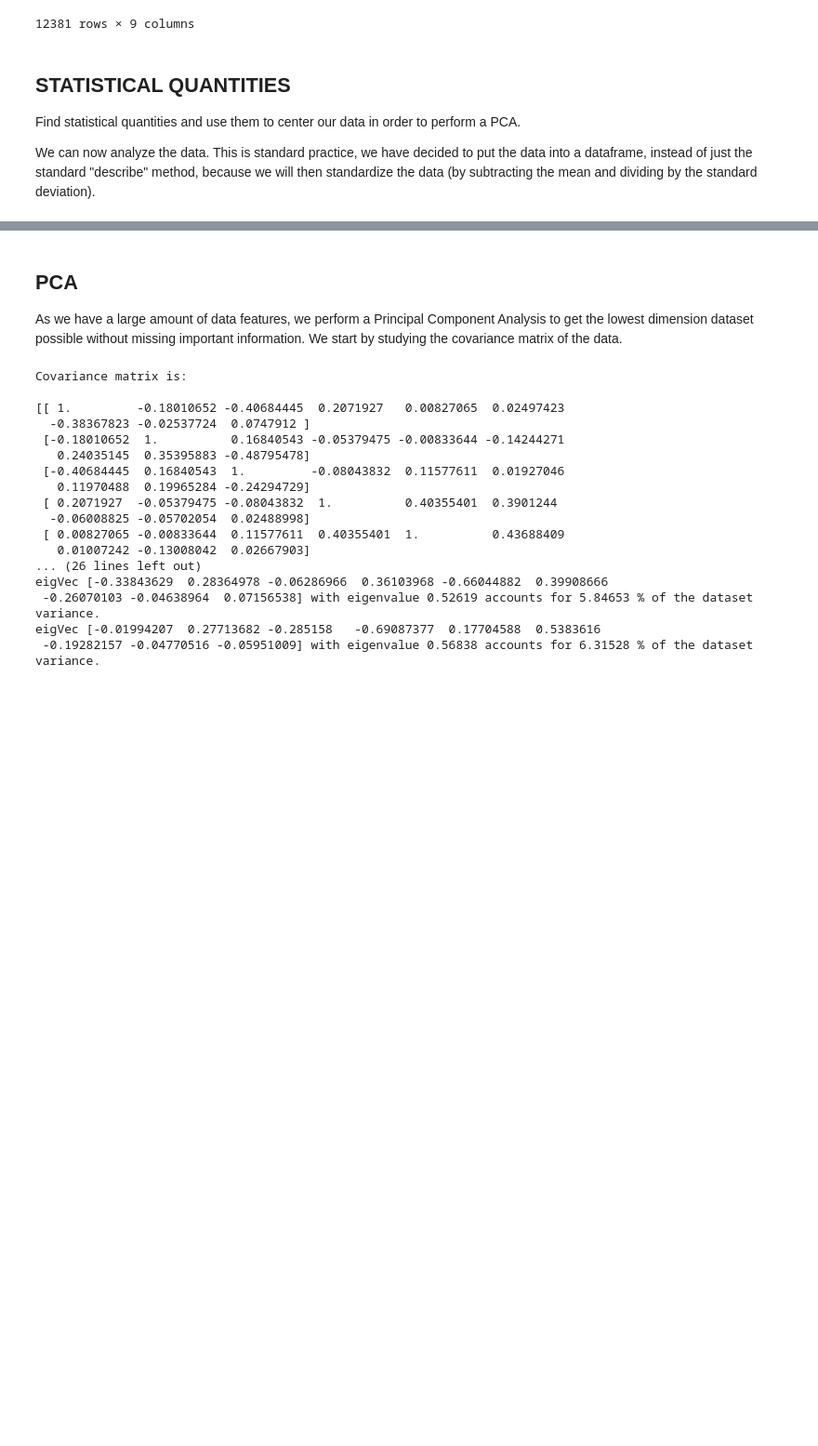
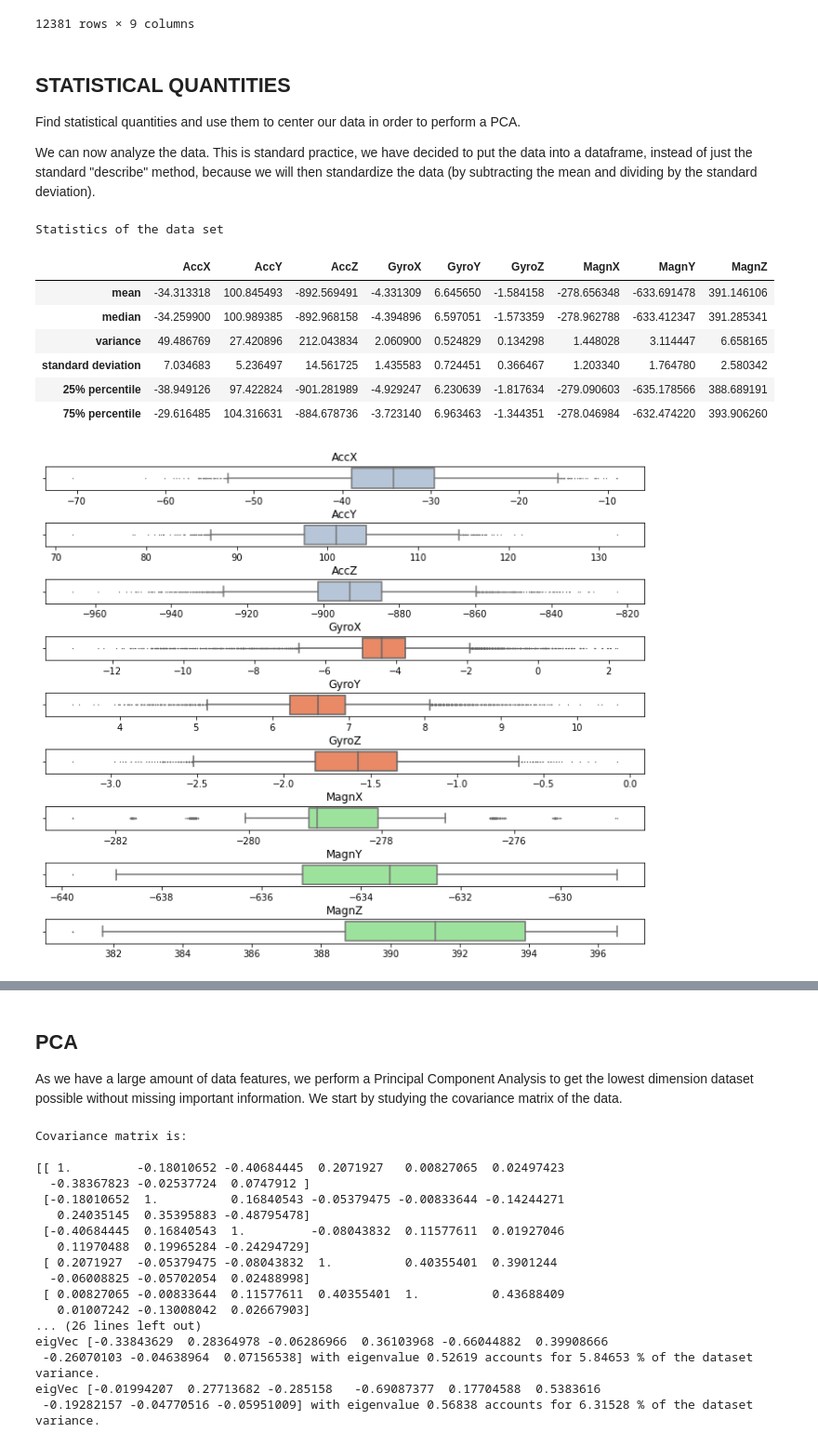
Before and after one commit to AleCapoPhys/HeartRateEstimation, a Jupyter notebook: Project_Clean_data.ipynb, the cells around one changed output, grey strips where cells are left out. Shown at 93% size. Drawn from its saved outputs; the diff is of its cells as text; code cells hidden in the pictures; blank space fills up the shorter version.

```diff
--- a/Project_Clean_data.ipynb
+++ b/Project_Clean_data.ipynb
@@ -266,4 +184,39 @@ display(df_time_frame)
 Find statistical quantities and use them to center our data in order to perform a PCA.
 
 We can now analyze the data. This is standard practice, we have decided to put the data into a dataframe, instead of just the standard "describe" method, because we will then standardize the data (by subtracting the mean and dividing by the standard deviation).
+# %%
+statistics = pd.DataFrame({
+    'mean'  : df_time_frame.mean(),
+    'median': df_time_frame.median(),
+    'variance': df_time_frame.var(),
+    'standard deviation': df_time_frame.std(),
+    '25% percentile' : df_time_frame.quantile(q=0.25),
+    '75% percentile': df_time_frame.quantile(q=0.75)}).T
+
+print('Statistics of the data set')
+display(statistics)
+
+colors = ['lightsteelblue', 'coral', 'lightgreen']
+fig, ax = plt.subplots(9,1, figsize=(10, 8))
+fig.tight_layout(pad=1.5)
+for i,feature in zip(range(len(df_time_frame.columns)),df_time_frame.columns):
+#     ax1.boxplot(df_time_frame)
+#     ax[i].set_title(feature)
+#     box = ax[i].boxplot(df_time_frame[[feature]], showfliers=False, notch=True, vert=True)
+    if i<3: ind=0
+    elif i<6 and i>=3: ind=1
+    else: ind=2
+    sns.boxplot(ax=ax[i], x=df_time_frame[feature], color=colors[ind], fliersize=0.5).set(title=feature)
+    ax[i].set(xlabel=None)
+plt.show()
+# %% [output]
+Statistics of the data set
+|  | AccX | AccY | AccZ | GyroX | GyroY | GyroZ | MagnX | MagnY | MagnZ |
+| mean | -34.313318 | 100.845493 | -892.569491 | -4.331309 | 6.645650 | -1.584158 | -278.656348 | -633.691478 | 391.146106 |
+| median | -34.259900 | 100.989385 | -892.968158 | -4.394896 | 6.597051 | -1.573359 | -278.962788 | -633.412347 | 391.285341 |
+| variance | 49.486769 | 27.420896 | 212.043834 | 2.060900 | 0.524829 | 0.134298 | 1.448028 | 3.114447 | 6.658165 |
+| standard deviation | 7.034683 | 5.236497 | 14.561725 | 1.435583 | 0.724451 | 0.366467 | 1.203340 | 1.764780 | 2.580342 |
+| 25% percentile | -38.949126 | 97.422824 | -901.281989 | -4.929247 | 6.230639 | -1.817634 | -279.090603 | -635.178566 | 388.689191 |
+| 75% percentile | -29.616485 | 104.316631 | -884.678736 | -3.723140 | 6.963463 | -1.344351 | -278.046984 | -632.474220 | 393.906260 |
+[figure, added]
 # %%
```
Also changed, not shown: parts of 16 cells of this notebook, 4 other files.
